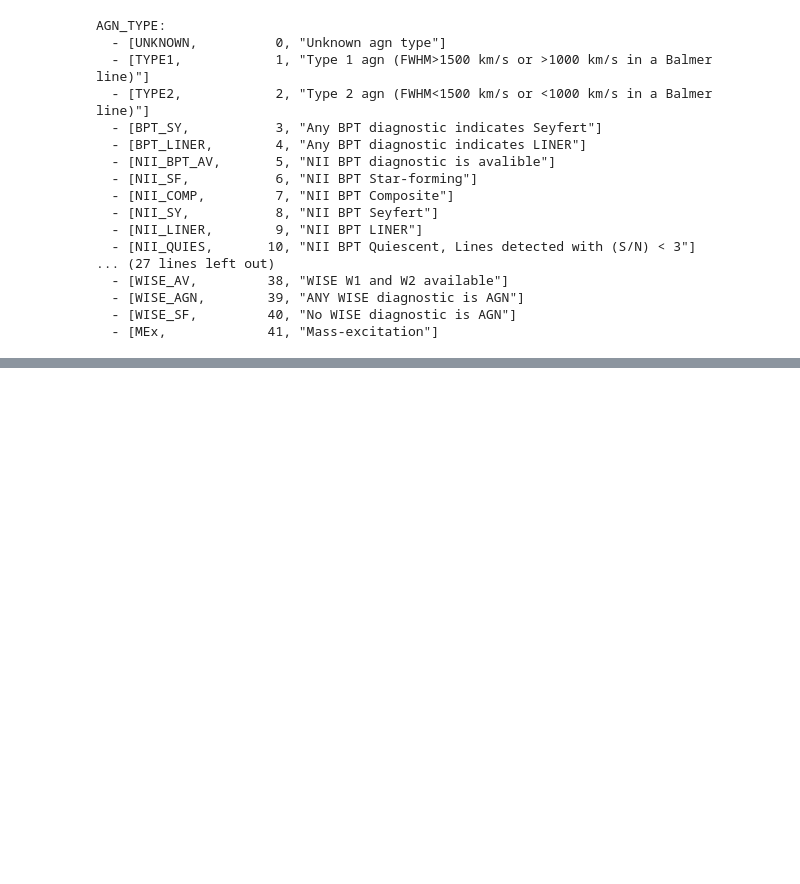
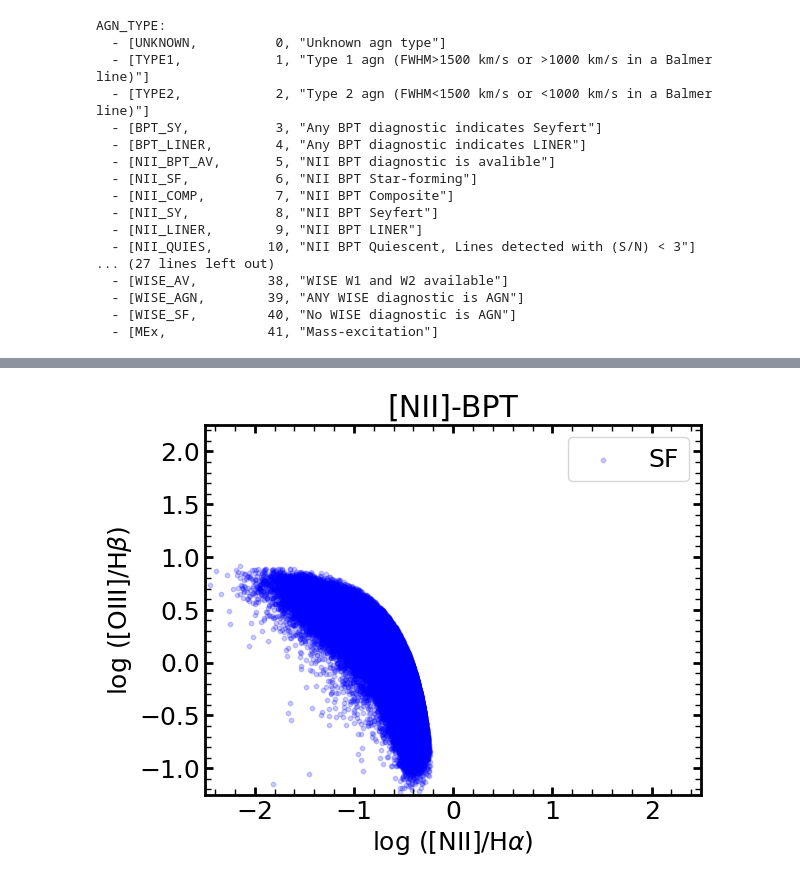
Before and after one commit to cosmodesi/desigaldev, a Jupyter notebook: AgnCats/notebooks/how_to_use.ipynb, the cells around one changed output, grey strips where cells are left out. Drawn from its saved outputs; the diff is of its cells as text; code cells hidden in the pictures; blank space fills up the shorter version.

```diff
--- a/AgnCats/notebooks/how_to_use.ipynb
+++ b/AgnCats/notebooks/how_to_use.ipynb
@@ -128,0 +205,14 @@ AGN_TYPE:
+# %%
+is_nii_sf = (T['AGN_TYPE'] & AGN_TYPE.NII_SF != 0)
+
+# Let's plot these filtered values
+plt.title('[NII]-BPT')
+plt.scatter(xx_bptnii[is_nii_sf], yy_bpt[is_nii_sf], color = 'b', s = 10, label='SF', alpha=0.2)
+plt.xlabel('log ([NII]/H$\\alpha$)')
+plt.ylabel('log ([OIII]/H$\\beta$)')
+plt.xlim(-2.5,2.5)
+plt.ylim(-1.25,2.25)
+plt.legend()
+plt.show()
+# %% [output]
+[figure, added]
```
Also changed, not shown: parts of 50 cells of this notebook, 1 other file.
